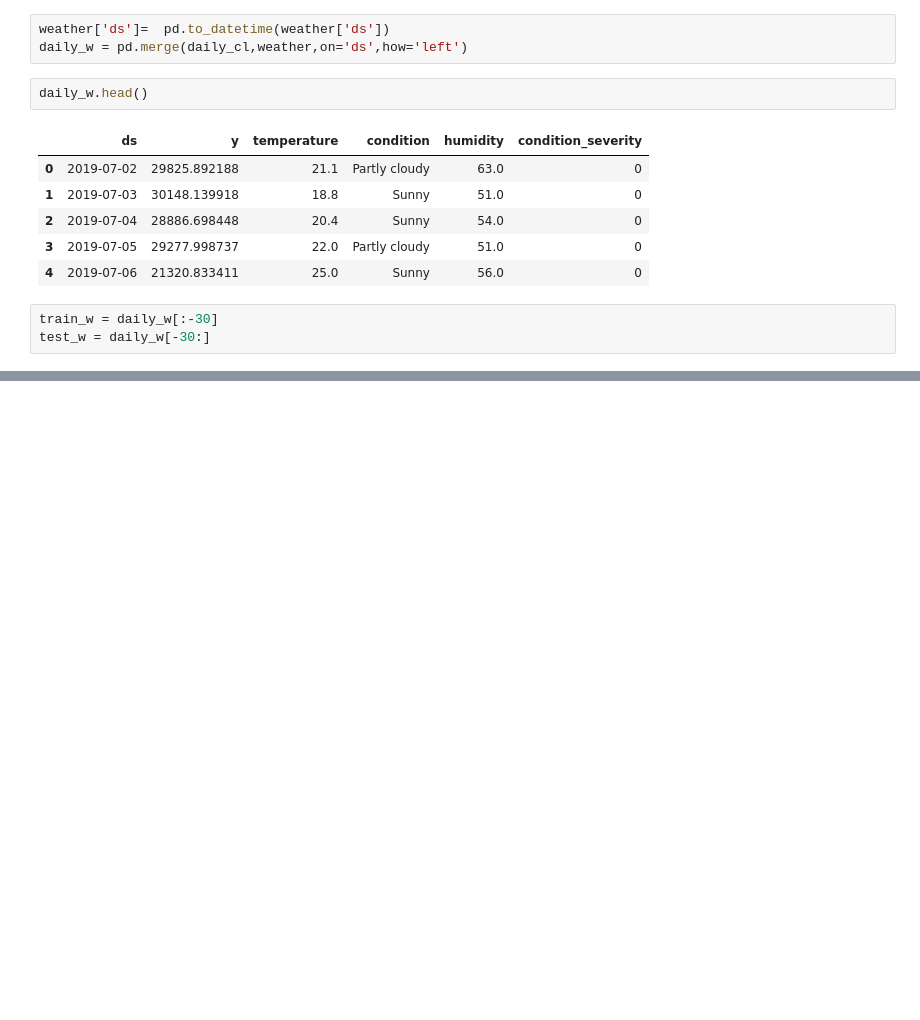
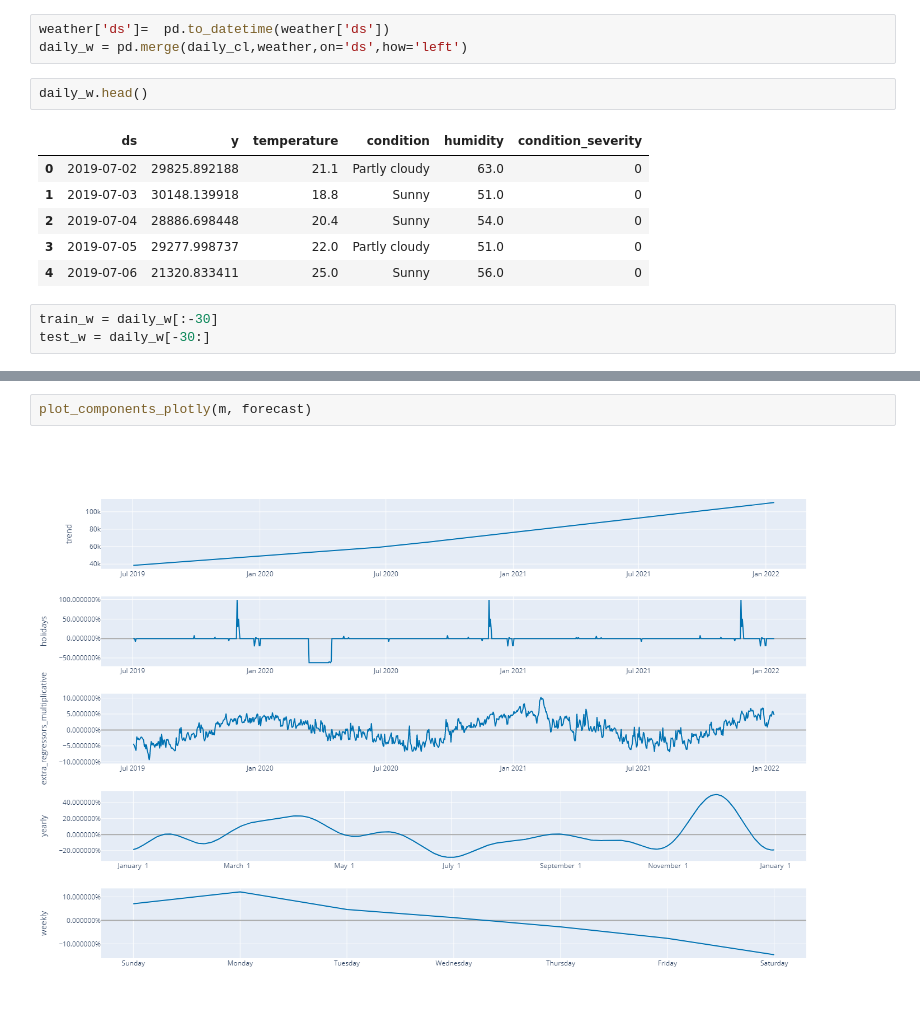
Before and after one commit to alexwesch/lighthouse_final_project, a Jupyter notebook: time-series-modeling.ipynb, the cells around one changed output, grey strips where cells are left out. Drawn from its saved outputs; the diff is of its cells as text; blank space fills up the shorter version.

```diff
--- a/time-series-modeling.ipynb
+++ b/time-series-modeling.ipynb
@@ -207,3 +218,7 @@ fig2 = m.plot_components(forecast)
+# %%
+plot_components_plotly(m, forecast)
+# %% [output]
+[figure, added]
 # %%
 y_pred = forecast['yhat'][-30:]
 y_test = test_w['y']
```
Also changed, not shown: parts of 12 cells of this notebook, 3 other files.
